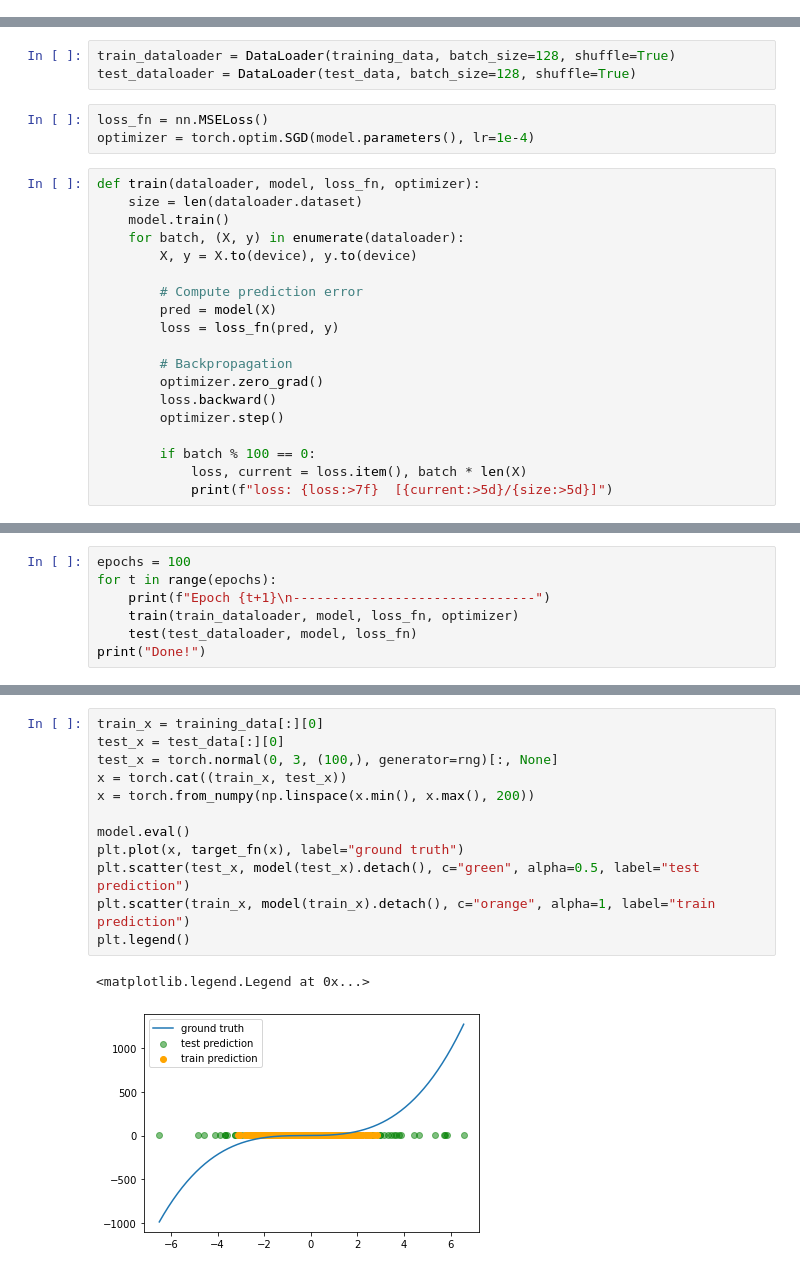
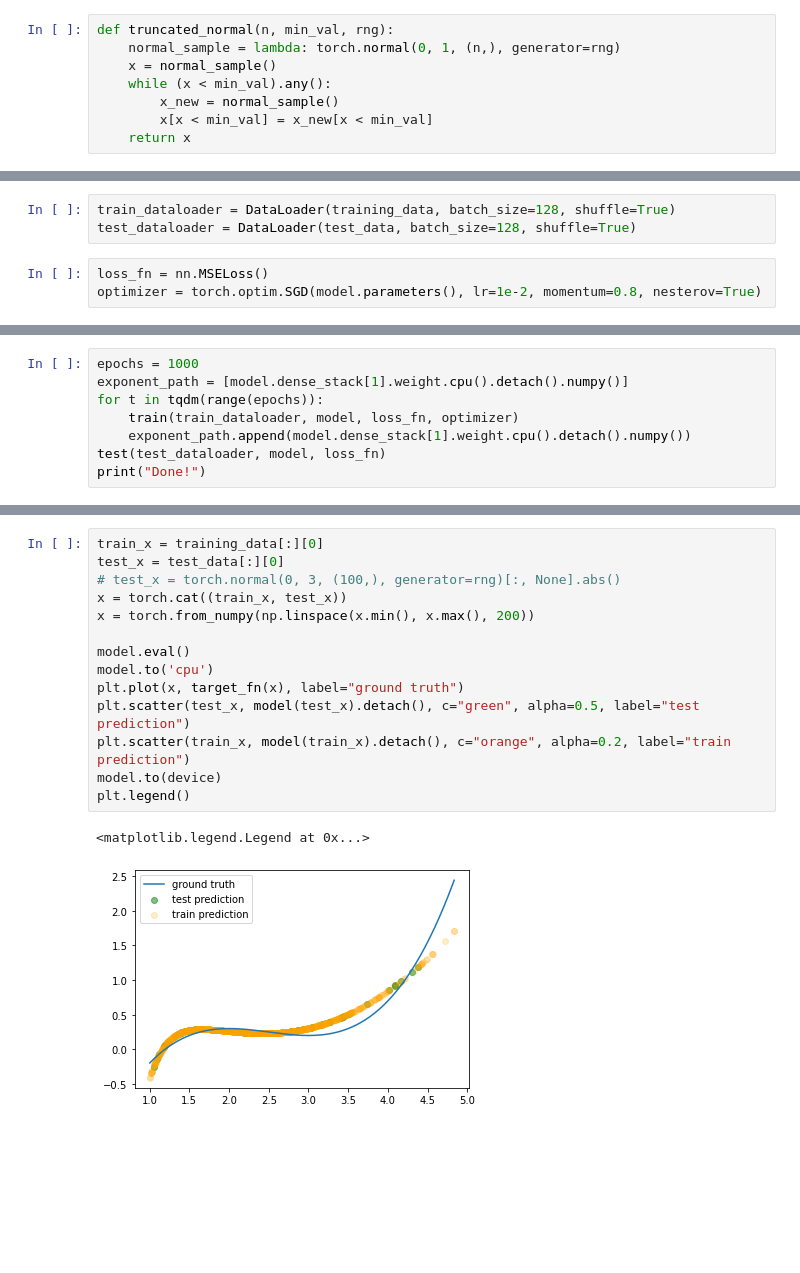
Before and after one commit to maruoss/polynomial-feature-learning, a Jupyter notebook: Sven/Experiments.ipynb, the cells around one changed output, grey strips where cells are left out. Saved outputs shown, nothing was run; the diff lists cells and outputs as text; blank space fills up the shorter version.

```diff
--- a/Sven/Experiments.ipynb
+++ b/Sven/Experiments.ipynb
@@ -346,4 +269,12 @@ class DatasetFromFunction(Dataset):
 
     def __getitem__(self, idx):
         return self.x[idx], self.y[idx]
+# %%
+def truncated_normal(n, min_val, rng):
+    normal_sample = lambda: torch.normal(0, 1, (n,), generator=rng)
+    x = normal_sample()
+    while (x < min_val).any():
+        x_new = normal_sample()
+        x[x < min_val] = x_new[x < min_val]
+    return x
 # %%
@@ -363,23 +295,4 @@ train_dataloader = DataLoader(training_data, batch_size=128, shuffle=True)
 test_dataloader = DataLoader(test_data, batch_size=128, shuffle=True)
 # %%
 loss_fn = nn.MSELoss()
-optimizer = torch.optim.SGD(model.parameters(), lr=1e-4)
+optimizer = torch.optim.SGD(model.parameters(), lr=1e-2, momentum=0.8, nesterov=True)
-# %%
-def train(dataloader, model, loss_fn, optimizer):
-    size = len(dataloader.dataset)
-    model.train()
-    for batch, (X, y) in enumerate(dataloader):
-        X, y = X.to(device), y.to(device)
-
-        # Compute prediction error
-        pred = model(X)
-        loss = loss_fn(pred, y)
-
-        # Backpropagation
-        optimizer.zero_grad()
-        loss.backward()
-        optimizer.step()
-
-        if batch % 100 == 0:
-            loss, current = loss.item(), batch * len(X)
-            print(f"loss: {loss:>7f}  [{current:>5d}/{size:>5d}]")
@@ -399,8 +299,9 @@ def test(dataloader, model, loss_fn):
 # %%
-epochs = 100
-for t in range(epochs):
-    print(f"Epoch {t+1}\n-------------------------------")
+epochs = 1000
+exponent_path = [model.dense_stack[1].weight.cpu().detach().numpy()]
+for t in tqdm(range(epochs)):
     train(train_dataloader, model, loss_fn, optimizer)
-    test(test_dataloader, model, loss_fn)
+    exponent_path.append(model.dense_stack[1].weight.cpu().detach().numpy())
+test(test_dataloader, model, loss_fn)
 print("Done!")
 # %% [output]
@@ -424,16 +326,18 @@ Done!
 # %%
 train_x = training_data[:][0]
 test_x = test_data[:][0]
-test_x = torch.normal(0, 3, (100,), generator=rng)[:, None]
+# test_x = torch.normal(0, 3, (100,), generator=rng)[:, None].abs()
 x = torch.cat((train_x, test_x))
 x = torch.from_numpy(np.linspace(x.min(), x.max(), 200))
 
 model.eval()
+model.to('cpu')
 plt.plot(x, target_fn(x), label="ground truth")
 plt.scatter(test_x, model(test_x).detach(), c="green", alpha=0.5, label="test prediction")
-plt.scatter(train_x, model(train_x).detach(), c="orange", alpha=1, label="train prediction")
+plt.scatter(train_x, model(train_x).detach(), c="orange", alpha=0.2, label="train prediction")
+model.to(device)
 plt.legend()
 # %% [output]
 <matplotlib.legend.Legend at 0x...>
-[figure, old version]
+[figure, new version]
 # %%
```
Also changed, not shown: parts of 24 cells of this notebook, 1 other file.
